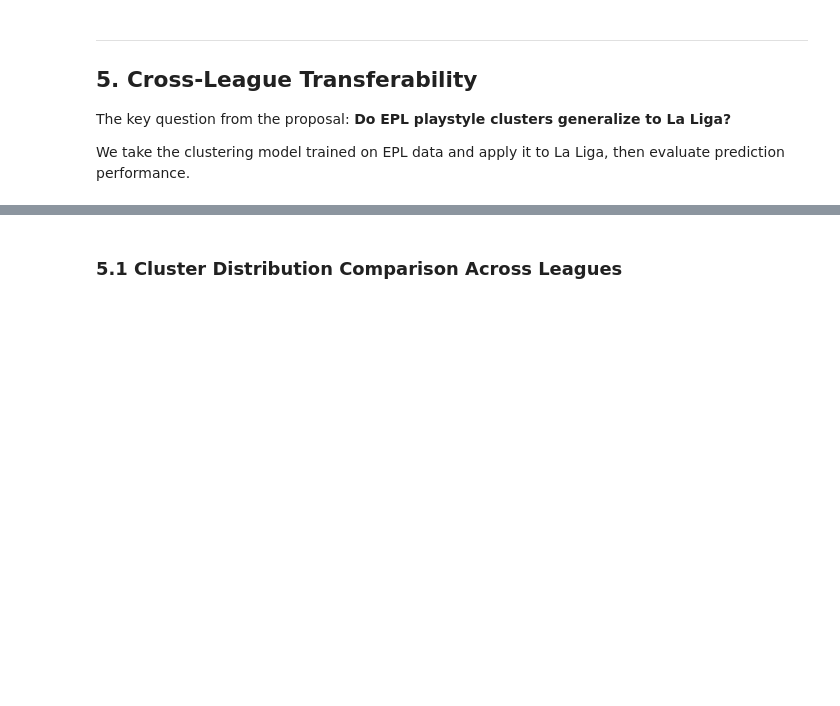
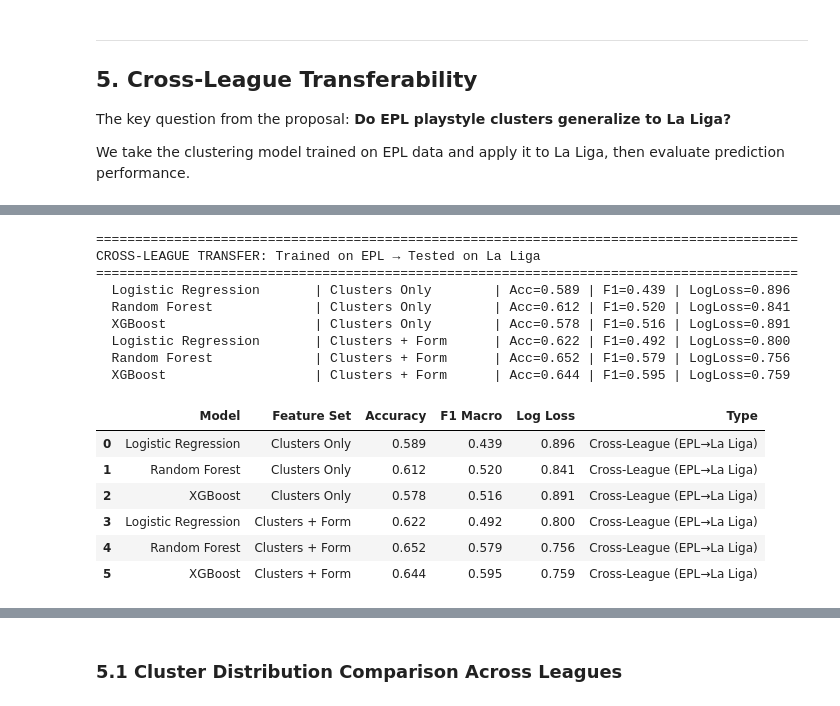
Before and after one commit to ksdkrishna19-create/isye6740_project, a Jupyter notebook: 03_prediction_crossleague.ipynb, the cells around one changed output, grey strips where cells are left out. Cells and saved outputs as stored; diff of their text form; code cells hidden in the pictures; blank space fills up the shorter version.

```diff
--- a/03_prediction_crossleague.ipynb
+++ b/03_prediction_crossleague.ipynb
@@ -63,11 +78,11 @@ else:
     print(">>> DATA NOT FOUND — Run Notebooks 01 and 02 first <<<")
     print("Generating synthetic data for development...")
 
-    # === PLACEHOLDER: Same synthetic data as Notebook 2 ===
+    # === PLACEHOLDER: Synthetic data matching football-data.co.uk features ===
     np.random.seed(42)
     K = 4
-    CLUSTER_NAMES = {0: 'High-Press Possession', 1: 'Direct Counter-Attack',
-                     2: 'Defensive Block', 3: 'Balanced Midfield'}
+    CLUSTER_NAMES = {0: 'Clinical Finishers', 1: 'Set-Piece Oriented',
+                     2: 'Defensive Disciplined', 3: 'High Volume Attack'}
 
     epl_teams = list(EPL_CLUBS.keys())[:20]
     laliga_teams = list(LA_LIGA_CLUBS.keys())[:20]
@@ -78,18 +93,33 @@ else:
             for team in teams:
                 for match_num in range(38):
                     probs = np.random.dirichlet(np.ones(K))
+                    s = np.random.randint(5, 25)
+                    sot = int(s * np.random.uniform(0.2, 0.6))
+                    gf = np.random.poisson(1.5)
                     row = {
                         'date': pd.Timestamp('2023-08-12') + pd.Timedelta(days=match_num*7),
                         'squad': team,
                         'opponent': np.random.choice([t for t in teams if t != team]),
                         'venue': np.random.choice(['Home', 'Away']),
                         'result': np.random.choice(['W', 'D', 'L'], p=[0.4, 0.25, 0.35]),
-                        'goals_for': np.random.poisson(1.5),
+                        'goals_for': gf,
                         'goals_against': np.random.poisson(1.2),
                         'league': league,
                         'season': season,
                         'cluster': np.argmax(probs),
                         'rolling_form_5': np.random.uniform(0.5, 2.5),
+                        'shots': s, 'shots_on_target': sot,
+                        'corners': np.random.randint(2, 12),
+                        'fouls': np.random.randint(5, 20),
+                        'yellow_cards': np.random.randint(0, 5),
+                        'shot_accuracy': sot / max(s, 1),
+                        'shot_conversion': gf / max(s, 1),
+                        'shot_dominance': np.random.uniform(0.3, 0.7),
+                        'corner_dominance': np.random.uniform(0.3, 0.7),
+                        'opp_shot_accuracy': np.random.uniform(0.2, 0.5),
+                        'discipline_index': np.random.randint(0, 50),
+                        'implied_win_prob': np.random.uniform(0.15, 0.65),
+                        'over25_implied': np.random.uniform(0.4, 0.65),
                     }
                     for k_i in range(K):
                         row[f'cluster_{k_i}_prob'] = probs[k_i]
@@ -479,10 +617,10 @@ transfer_feature_sets = {
 }
 
 classifiers = {
-    'Logistic Regression': LogisticRegression(multi_class='multinomial', max_iter=1000, random_state=42),
+    'Logistic Regression': LogisticRegression(max_iter=1000, random_state=42),
     'Random Forest': RandomForestClassifier(n_estimators=200, max_depth=10, random_state=42),
     'XGBoost': XGBClassifier(n_estimators=200, max_depth=6, learning_rate=0.1, random_state=42,
-                             eval_metric='mlogloss', use_label_encoder=False),
+                             eval_metric='mlogloss'),
 }
 
 le = LabelEncoder()
@@ -490,33 +628,50 @@ y_epl_transfer = le.fit_transform(epl_data['outcome'].fillna('draw'))
 y_laliga_transfer = le.transform(laliga_data['outcome'].fillna('draw'))
 
 for feat_name, feat_cols in transfer_feature_sets.items():
     X_train = epl_data[feat_cols].fillna(0).values
     X_test = laliga_data[feat_cols].fillna(0).values
 
     for clf_name, clf in classifiers.items():
         clf_clone = clf.__class__(**clf.get_params())
         clf_clone.fit(X_train, y_epl_transfer)
 
         y_pred = clf_clone.predict(X_test)
         y_proba = clf_clone.predict_proba(X_test)
 
         acc = accuracy_score(y_laliga_transfer, y_pred)
         f1 = f1_score(y_laliga_transfer, y_pred, average='macro')
         ll = log_loss(y_laliga_transfer, y_proba)
 
         transfer_results.append({
             'Model': clf_name,
             'Feature Set': feat_name,
             'Accuracy': acc,
             'F1 Macro': f1,
             'Log Loss': ll,
             'Type': 'Cross-League (EPL→La Liga)'
         })
 
         print(f"  {clf_name:25s} | {feat_name:20s} | Acc={acc:.3f} | F1={f1:.3f} | LogLoss={ll:.3f}")
 
 transfer_df = pd.DataFrame(transfer_results)
 transfer_df.round(3)
+# %% [output]
+==========================================================================================
+CROSS-LEAGUE TRANSFER: Trained on EPL → Tested on La Liga
+==========================================================================================
+  Logistic Regression       | Clusters Only        | Acc=0.589 | F1=0.439 | LogLoss=0.896
+  Random Forest             | Clusters Only        | Acc=0.612 | F1=0.520 | LogLoss=0.841
+  XGBoost                   | Clusters Only        | Acc=0.578 | F1=0.516 | LogLoss=0.891
+  Logistic Regression       | Clusters + Form      | Acc=0.622 | F1=0.492 | LogLoss=0.800
+  Random Forest             | Clusters + Form      | Acc=0.652 | F1=0.579 | LogLoss=0.756
+  XGBoost                   | Clusters + Form      | Acc=0.644 | F1=0.595 | LogLoss=0.759
+|  | Model | Feature Set | Accuracy | F1 Macro | Log Loss | Type |
+| 0 | Logistic Regression | Clusters Only | 0.589 | 0.439 | 0.896 | Cross-League (EPL→La Liga) |
+| 1 | Random Forest | Clusters Only | 0.612 | 0.520 | 0.841 | Cross-League (EPL→La Liga) |
+| 2 | XGBoost | Clusters Only | 0.578 | 0.516 | 0.891 | Cross-League (EPL→La Liga) |
+| 3 | Logistic Regression | Clusters + Form | 0.622 | 0.492 | 0.800 | Cross-League (EPL→La Liga) |
+| 4 | Random Forest | Clusters + Form | 0.652 | 0.579 | 0.756 | Cross-League (EPL→La Liga) |
+| 5 | XGBoost | Clusters + Form | 0.644 | 0.595 | 0.759 | Cross-League (EPL→La Liga) |
 # %%
 # === Compare EPL-only vs La Liga-only vs Transfer performance ===
 
```
Also changed, not shown: parts of 22 cells of this notebook, 40 other files.
